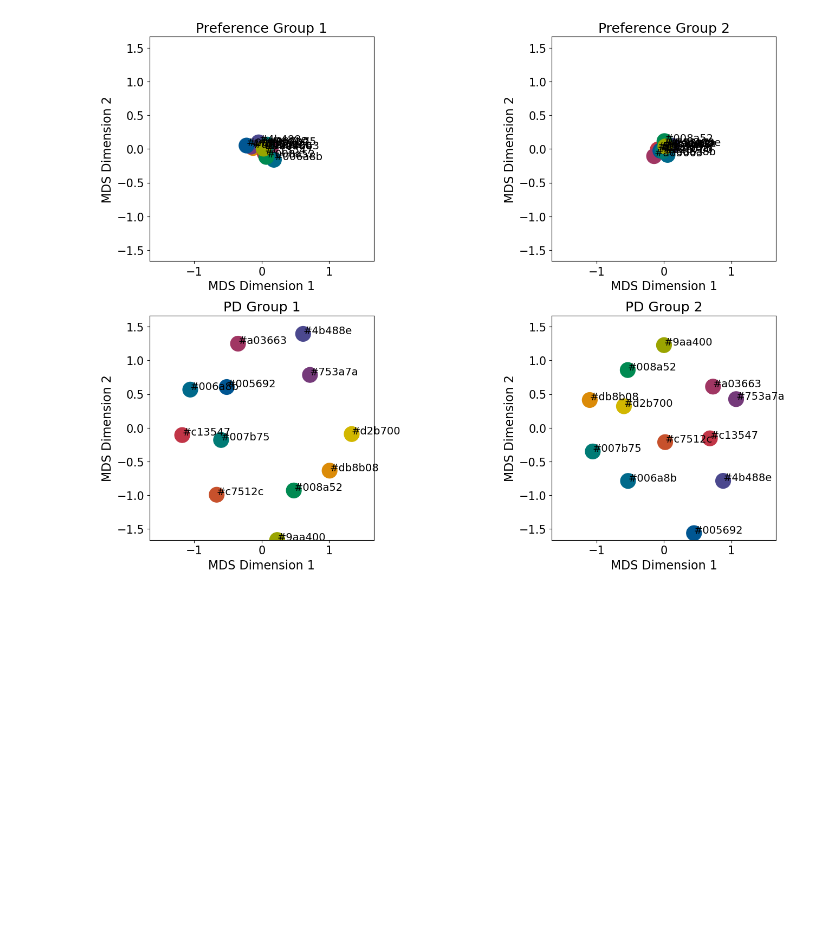
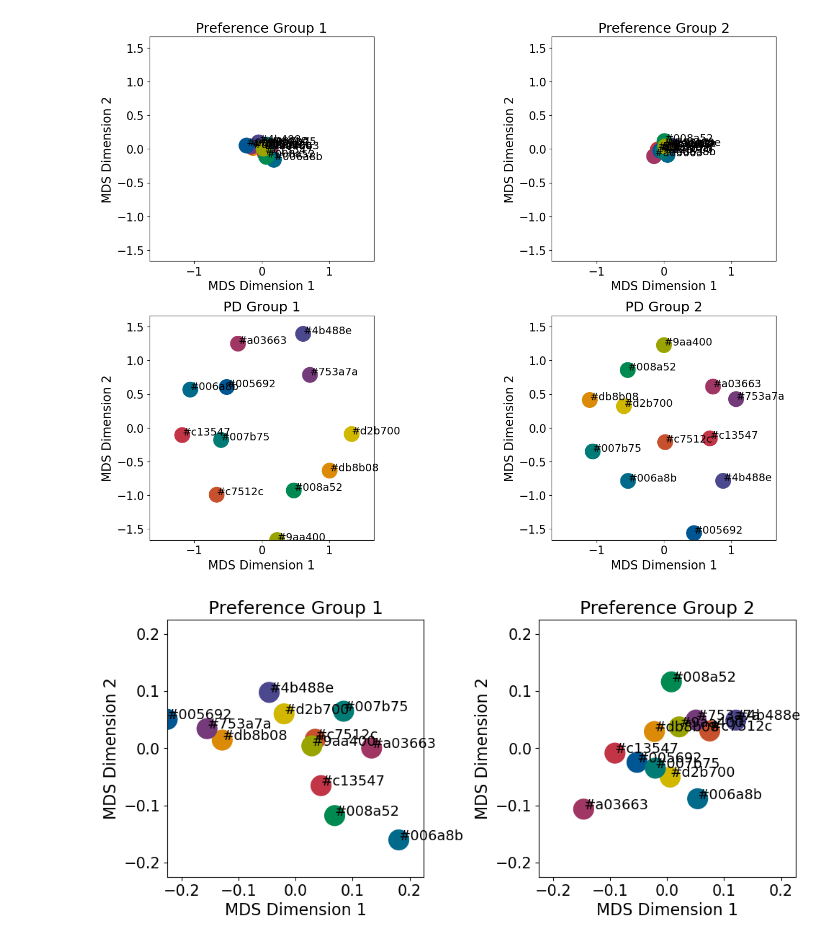
Before and after one commit to MtKana/preference_rating_GWOT, a Jupyter notebook: 20250404_preference_MDS.ipynb, the cells around one changed output. Cells and saved outputs as stored; diff of their text form; code cells hidden in the pictures; blank space fills up the shorter version.

```diff
--- a/20250404_preference_MDS.ipynb
+++ b/20250404_preference_MDS.ipynb
@@ -31,7 +31,7 @@ Results successfully loaded.
 2
 <class 'numpy.ndarray'>
 # %%
-pair_of_preference = grouping_averaged_allcombination_preference[0]
+pair_of_preference = grouping_averaged_allcombination_preference[3]
 show_heatmaps(vmin_val=-3.5, vmax_val=3.5, matrices=list(pair_of_preference), titles=list(range(1, 3)), nrows=1, ncols=2, cmap_name = "coolwarm", cbar_label="Values", color_labels=unique_colours)
 # %% [output]
 [figure]
@@ -65,3 +65,7 @@ preference_list = pair_of_preference + pair_of_preference_distance
 perform_mds_and_plot(matrices = preference_list, titles = ["Preference Group 1", "Preference Group 2", "PD Group 1", "PD Group 2"], colour_index = colour_index, n_rows = 3, n_cols = 2, n_components=2)
 # %% [output]
 [figure]
+# %%
+perform_mds_and_plot(matrices = pair_of_preference, titles = ["Preference Group 1", "Preference Group 2"], colour_index = colour_index, n_rows = 1, n_cols = 2, n_components=2)
+# %% [output]
+[figure, added]
```
Also changed, not shown: 19 other files.
